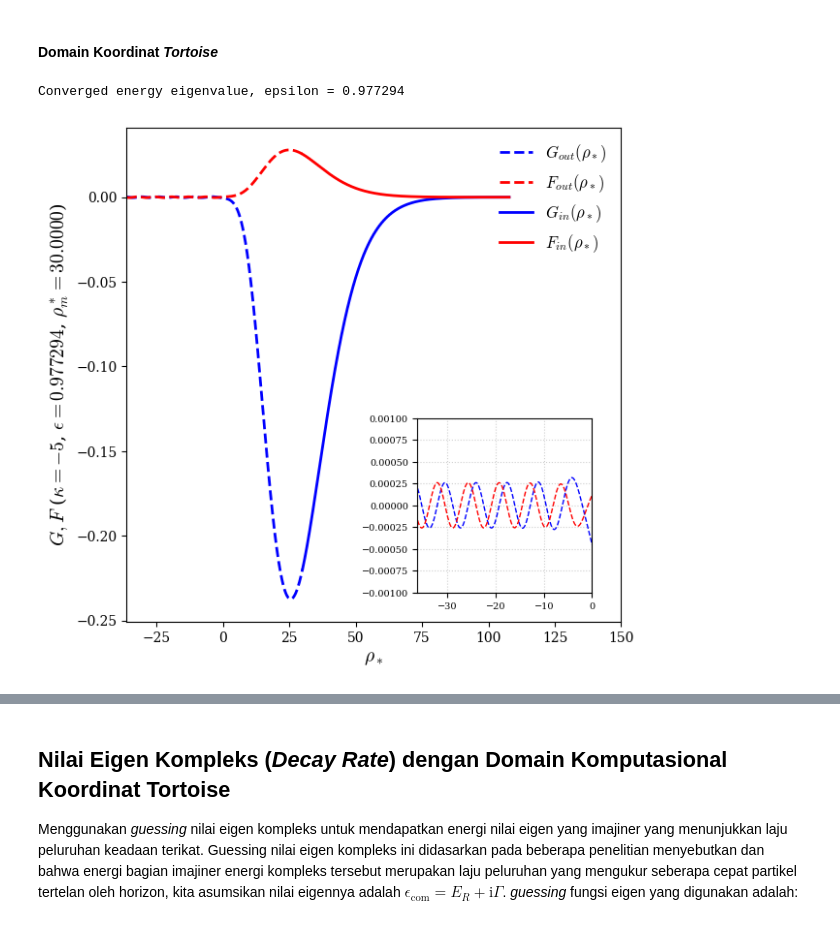
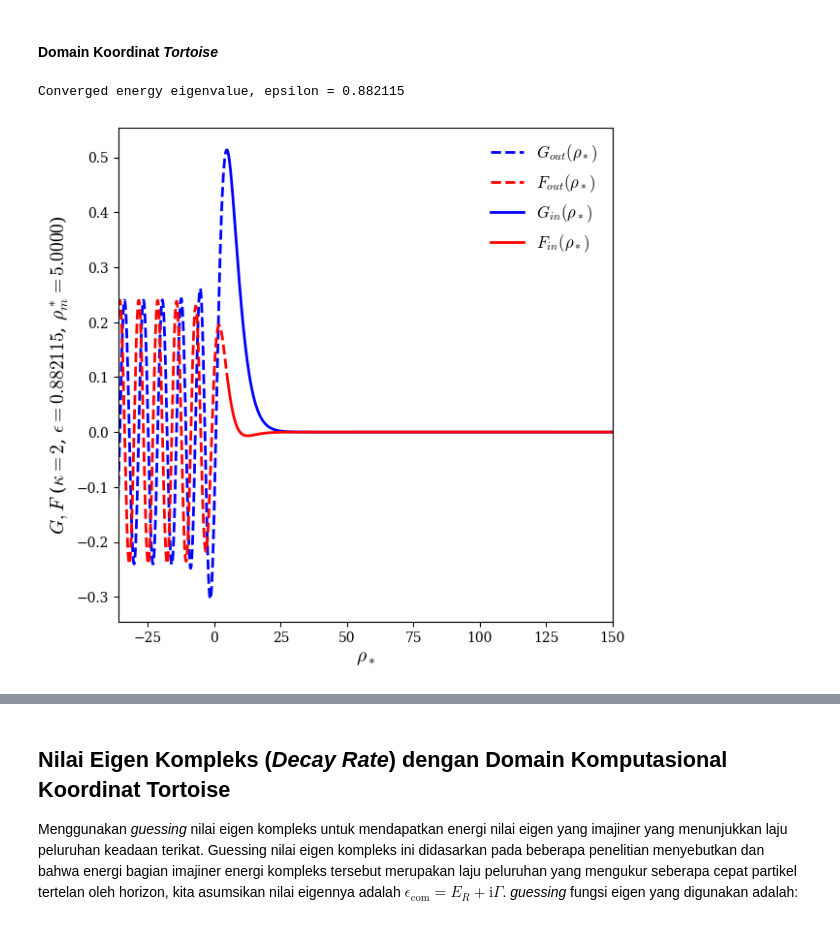
Before and after one commit to oszavla/Dirac-Schwarz, a Jupyter notebook: Solusi_Eigen_dengan_Metode_Matching_Cohen_Soffel.ipynb, the cells around one changed output, grey strips where cells are left out. Drawn from its saved outputs; the diff is of its cells as text; code cells hidden in the pictures.

```diff
--- a/Solusi_Eigen_dengan_Metode_Matching_Cohen_Soffel.ipynb
+++ b/Solusi_Eigen_dengan_Metode_Matching_Cohen_Soffel.ipynb
@@ -460,7 +460,7 @@ import pandas as pd
 
 # --- Physical Parameters ---
 alpha_prime = 1.0   # M / lambda_c
-kappa = -5          # spin-orbit coupling
+kappa = 2          # spin-orbit coupling
 #kappas = [ -5, -4, -2, -1, 1, 2, 4, 5]
 save_dir = './'
 
@@ -501,11 +501,11 @@ def dirac_tortoise_system(rho_star, y, epsilon):
 def energy_mismatch(epsilon, return_wavefunction=False):
     # Integration Boundaries (Tortoise Coordinates)
     rho_min = 2 * alpha_prime + 1e-8  # Just outside the horizon
-    rho_max = 100.0 # Spatial infinity approximation
+    rho_max = 1000.0 # Spatial infinity approximation
 
     rho_star_min = transf_rho_star(rho_min) # Deep near the event horizon
     rho_star_max = transf_rho_star(rho_max)  # Spatial infinity
-    rho_star_m = 30
+    rho_star_m = 5
 
     # 1. Asymptotic Initial Conditions at Horizon (rho* -> -infty)
     # G ~ sin(eps * rho*), F ~ cos(eps * rho*)
@@ -555,7 +555,8 @@ def energy_mismatch(epsilon, return_wavefunction=False):
     # Bracket roughly where we expect the ground state (e.g., 0.95 to 0.999)
 root_eps = root_scalar(
     energy_mismatch,
-    bracket=[0.95, 0.99],
+    #bracket=[0.7, 1],
+    bracket=[0.85, 0.99],
     method='brentq',
     xtol=1e-14,
     )
@@ -592,44 +593,44 @@ if root_eps.converged:
     # Plot against rs_out_grid and rs_in_grid instead of rho_out and rho_in
     plt.plot(rs_out_grid, Psi_out[0]/normalization_factor, 'b--', lw=2, label=r'$G_{out}(\rho_*)$')
     plt.plot(rs_out_grid, Psi_out[1]/normalization_factor, 'r--', lw=2, label=r'$F_{out}(\rho_*)$')
     plt.plot(rs_in_grid, Psi_in_scaled[0]/normalization_factor, 'b-', lw=2, label=r'$G_{in}(\rho_*)$')
     plt.plot(rs_in_grid, Psi_in_scaled[1]/normalization_factor, 'r-', lw=2, label=r'$F_{in}(\rho_*)$')
 
     # Note: The event horizon is now at rho_* -> -infinity.
     # We will draw a line at the starting integration point to represent the deep horizon limit
     #plt.axvline(rs_out_grid[0], color='black', linestyle='--', label=r" Horizon Peristiwa ($\rho_* \to -\infty$)")
 
     plt.xlabel(r"$\rho_*$", fontsize=14)
     plt.ylabel(rf"$G, F$ ($\kappa = {kappa}$, $\epsilon = {true_eps:.6f}$, $\rho^*_m = {rho_star_m:.4f}$)", fontsize=14)
 
     # Adjust x-limits to show the deep horizon behavior (negative rho_*)
     plt.xlim(rs_out_grid[0], 150)
     plt.legend(loc='upper right', fontsize=12, frameon=False, shadow=False)
 
     # --- Inset Zoomed Plot (Near Event Horizon) ---
-    ax_inset = fig.add_axes([0.6, 0.15, 0.3, 0.3])
+    #ax_inset = fig.add_axes([0.6, 0.15, 0.3, 0.3])
 
-    ax_inset.plot(rs_out_grid, Psi_out[0] / normalization_factor, 'b--', lw=1.0)
-    ax_inset.plot(rs_out_grid, Psi_out[1] / normalization_factor, 'r--', lw=1.0)
-    ax_inset.plot(rs_in_grid, Psi_in_scaled[0] / normalization_factor, 'b-', lw=1.0)
-    ax_inset.plot(rs_in_grid, Psi_in_scaled[1] / normalization_factor, 'r-', lw=1.0)
+    #ax_inset.plot(rs_out_grid, Psi_out[0] / normalization_factor, 'b--', lw=1.0)
+    #ax_inset.plot(rs_out_grid, Psi_out[1] / normalization_factor, 'r--', lw=1.0)
+    #ax_inset.plot(rs_in_grid, Psi_in_scaled[0] / normalization_factor, 'b-', lw=1.0)
+    #ax_inset.plot(rs_in_grid, Psi_in_scaled[1] / normalization_factor, 'r-', lw=1.0)
 
     # Zoom in on the negative tortoise coordinates where the horizon barrier is
-    zoom_rhostar_start = rs_out_grid[0]
-    zoom_rhostar_end = 0  # Zoom up to rho_* = 0
-    ax_inset.set_ylim(-0.001,0.001)
-    ax_inset.set_xlim(zoom_rhostar_start, zoom_rhostar_end)
-    ax_inset.tick_params(axis='x', labelsize=7)
-    ax_inset.tick_params(axis='y', labelsize=7)
-    ax_inset.grid(True, linestyle=':', alpha=0.6)
+    #zoom_rhostar_start = rs_out_grid[0]
+    #zoom_rhostar_end = 0  # Zoom up to rho_* = 0
+    #ax_inset.set_ylim(-0.001,0.001)
+    #ax_inset.set_xlim(zoom_rhostar_start, zoom_rhostar_end)
+    #ax_inset.tick_params(axis='x', labelsize=7)
+    #ax_inset.tick_params(axis='y', labelsize=7)
+    #ax_inset.grid(True, linestyle=':', alpha=0.6)
 
     fig.subplots_adjust(left=0.1, bottom=0.1, right=0.95, top=0.95)
 
     filename = os.path.join(save_dir, f'Rwfc_Turtoise_no-W-func_del-F_eps={true_eps:.6f}_kappa={kappa}.png')
     plt.savefig(filename, dpi=350, bbox_inches='tight')
     plt.show()
 else:
     print("Failed to converge on an eigenvalue.")
 # %% [output]
-Converged energy eigenvalue, epsilon = 0.977294
+Converged energy eigenvalue, epsilon = 0.882115
-[figure, old version]
+[figure, new version]
```
Also changed, not shown: parts of 3 cells of this notebook.
